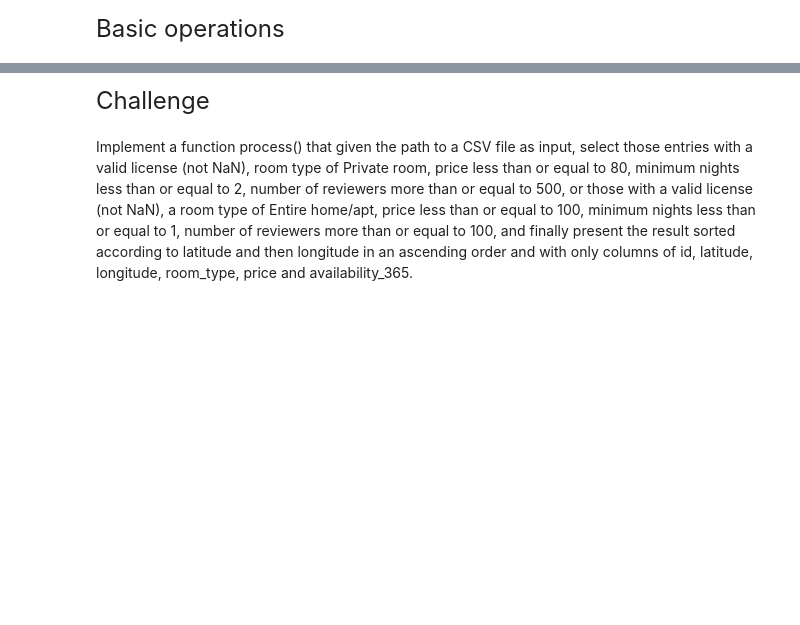
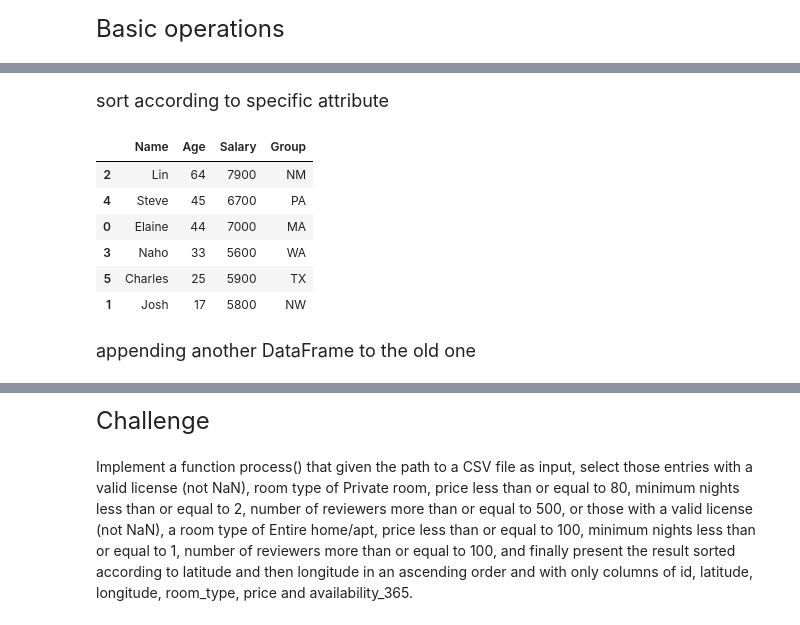
Before and after one commit to yzhang37/CS506-Fall2021, a Jupyter notebook: 07-pandas/pandas_exercise.ipynb, the cells around one changed output, grey strips where cells are left out. Cells and saved outputs as stored; diff of their text form; code cells hidden in the pictures; blank space fills up the shorter version.

```diff
--- a/07-pandas/pandas_exercise.ipynb
+++ b/07-pandas/pandas_exercise.ipynb
@@ -143,0 +159,14 @@ df_left.plot(x="Name", y=["Age","Salary"], kind='bar');
+# %% [markdown]
+<span style="font-size: 18px;">sort according to specific attribute</span>
+# %%
+df.sort_values(by='Age', ascending=False)
+# %% [output]
+|  | Name | Age | Salary | Group |
+| 2 | Lin | 64 | 7900 | NM |
+| 4 | Steve | 45 | 6700 | PA |
+| 0 | Elaine | 44 | 7000 | MA |
+| 3 | Naho | 33 | 5600 | WA |
+| 5 | Charles | 25 | 5900 | TX |
+| 1 | Josh | 17 | 5800 | NW |
+# %% [markdown]
+<span style="font-size: 18px;">appending another DataFrame to the old one</span>
```
Also changed, not shown: parts of 76 cells of this notebook.
